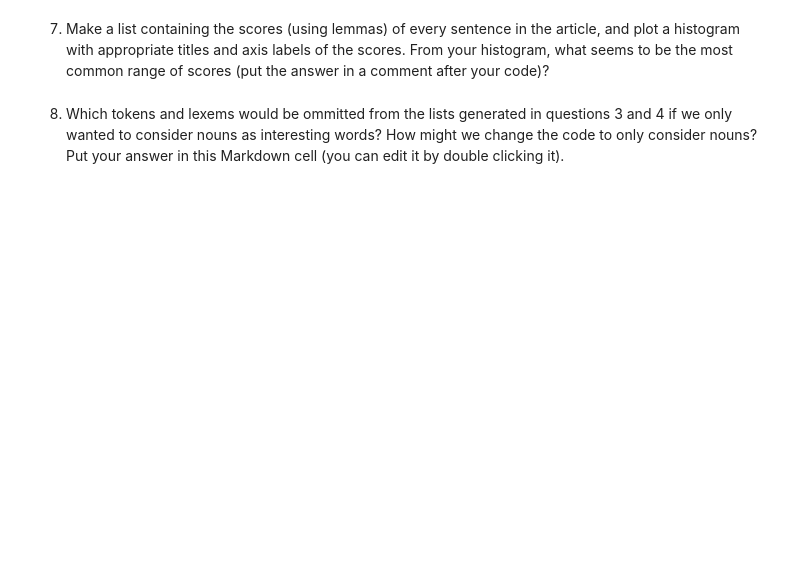
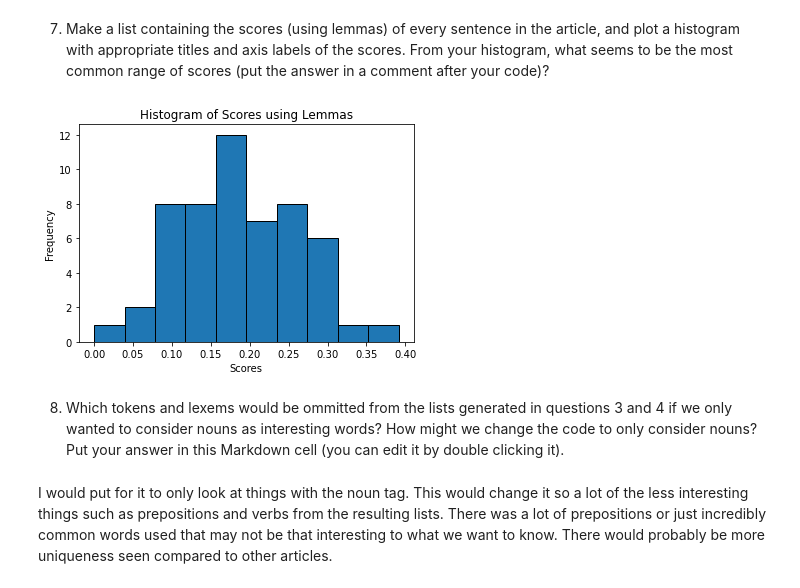
Before and after one commit to Mpabbinante/44620_Mod6, a Jupyter notebook: web-scraping.ipynb, the cells around one changed output. Saved outputs shown, nothing was run; the diff lists cells and outputs as text; code cells hidden in the pictures; blank space fills up the shorter version.

```diff
--- a/web-scraping.ipynb
+++ b/web-scraping.ipynb
@@ -56,4 +297,57 @@ You may find some of the code from the in class notes useful; feel free to use m
 # %% [markdown]
 7. Make a list containing the scores (using lemmas) of every sentence in the article, and plot a histogram with appropriate titles and axis labels of the scores.  From your histogram, what seems to be the most common range of scores (put the answer in a comment after your code)?
+# %%
+
+# Load the spaCy
+nlp = spacy.load('en_core_web_sm', disable=["parser", "ner"])
+
+# Function to remove unwanted tokens and get lemmas
+def get_cleaned_lemmas(text):
+    doc = nlp(text)
+    cleaned_lemmas = [
+        token.lemma_.lower() for token in doc if not token.is_punct and not token.is_space
+    ]
+    return cleaned_lemmas
+
+# Function to score a sentence based on the frequency of interesting lemmas
+def score_sentence_by_lemma(sentence, interesting_lemmas):
+    cleaned_sentence_lemmas = get_cleaned_lemmas(sentence)
+    interesting_lemma_count = sum(1 for lemma in cleaned_sentence_lemmas if lemma in interesting_lemmas)
+    return interesting_lemma_count / len(cleaned_sentence_lemmas)
+
+# Read the article HTML from the file
+with open("article.pkl", "rb") as file:
+    html_content = pickle.load(file)
+
+# Parse the HTML content using BeautifulSoup to extract the text
+soup = BeautifulSoup(html_content, "html.parser")
+article_text = soup.get_text()
+
+# Remove empty lines for better readability
+text_without_empty_lines = "\n".join(line for line in article_text.split("\n") if line.strip())
+
+# Remove unwanted tokens and get lemmas using spaCy
+cleaned_lemmas = get_cleaned_lemmas(text_without_empty_lines)
+
+# Find the 5 most frequent lemmas
+most_common_lemmas = [lemma for lemma, _ in Counter(cleaned_lemmas).most_common(5)]
+
+# Get sentences from the article
+sentences = [sentence.strip() for sentence in text_without_empty_lines.split('.') if sentence.strip()]
+
+# Calculate the scores for each sentence
+scores_by_lemma = [score_sentence_by_lemma(sentence, most_common_lemmas) for sentence in sentences]
+
+# Plot a histogram
+plt.hist(scores_by_lemma, bins=10, edgecolor='black')
+plt.xlabel('Scores')
+plt.ylabel('Frequency')
+plt.title('Histogram of Scores using Lemmas')
+plt.show()
+#Answer: The most common scores are between approximately 0.16 and 0.19
+# %% [output]
+[figure, added]
 # %% [markdown]
 8. Which tokens and lexems would be ommitted from the lists generated in questions 3 and 4 if we only wanted to consider nouns as interesting words?  How might we change the code to only consider nouns? Put your answer in this Markdown cell (you can edit it by double clicking it).
+# %% [markdown]
+I would put for it to only look at things with the noun tag. This would change it so a lot of the less interesting things such as prepositions and verbs from the resulting lists. There was a lot of prepositions or just incredibly common words used that may not be that interesting to what we want to know. There would probably be more uniqueness seen compared to other articles.
```
Also changed, not shown: parts of 7 cells of this notebook, 3 other files.
